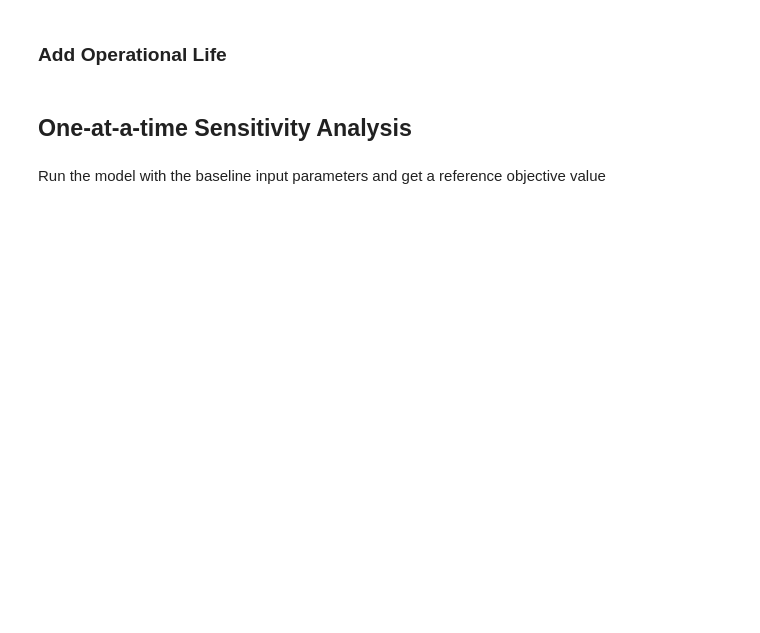
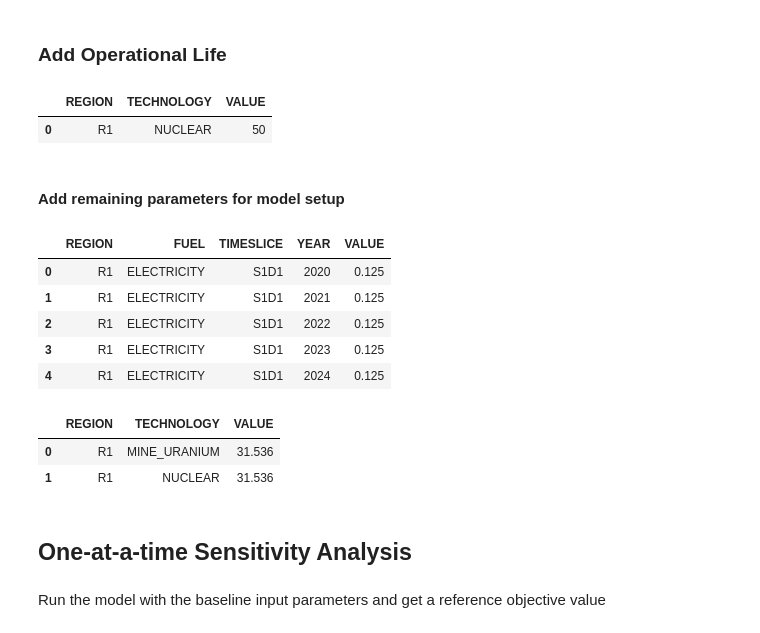
Before and after one commit to KTH-dESA/esom_gsa, a Jupyter notebook: Tutorial.ipynb, the cells around one changed output. Cells and saved outputs as stored; diff of their text form; code cells hidden in the pictures; blank space fills up the shorter version.

```diff
--- a/Tutorial.ipynb
+++ b/Tutorial.ipynb
@@ -284,0 +359,12 @@ add_operational_life(op_life).head()
+# %%
+op_life = 50 # years
+op_life_indices = {
+    "REGION": [regions],
+    "TECHNOLOGY": ["NUCLEAR"],
+}
+make_param(op_life_indices, op_life, str(Path(data_dir, "OperationalLife.csv"))).head()
+# %% [output]
+|  | REGION | TECHNOLOGY | VALUE |
+| 0 | R1 | NUCLEAR | 50 |
+# %% [markdown]
+#### Add remaining parameters for model setup
@@ -285,3 +393,30 @@ add_operational_life(op_life).head()
+# %%
+demand_profile = 0.125
+demand_profile_indices = {
+    "REGION": [regions],
+    "FUEL": ["ELECTRICITY"],
+    "TIMESLICE": [ts],
+    "YEAR": [years]
+}
+make_param(demand_profile_indices, demand_profile, str(Path(data_dir, "SpecifiedDemandProfile.csv"))).head()
+# %% [output]
+|  | REGION | FUEL | TIMESLICE | YEAR | VALUE |
+| 0 | R1 | ELECTRICITY | S1D1 | 2020 | 0.125 |
+| 1 | R1 | ELECTRICITY | S1D1 | 2021 | 0.125 |
+| 2 | R1 | ELECTRICITY | S1D1 | 2022 | 0.125 |
+| 3 | R1 | ELECTRICITY | S1D1 | 2023 | 0.125 |
+| 4 | R1 | ELECTRICITY | S1D1 | 2024 | 0.125 |
+# %%
+cap_to_activity = 31.536
+cap_to_activity_indices = {
+    "REGION": [regions],
+    "TECHNOLOGY": [techs],
+}
+make_param(cap_to_activity_indices, cap_to_activity, str(Path(data_dir, "CapacityToActivityUnit.csv")))
+# %% [output]
+|  | REGION | TECHNOLOGY | VALUE |
+| 0 | R1 | MINE_URANIUM | 31.536 |
+| 1 | R1 | NUCLEAR | 31.536 |
 # %% [markdown]
 ## One-at-a-time Sensitivity Analysis
 # %% [markdown]
```
Also changed, not shown: parts of 68 cells of this notebook, 17 other files.
